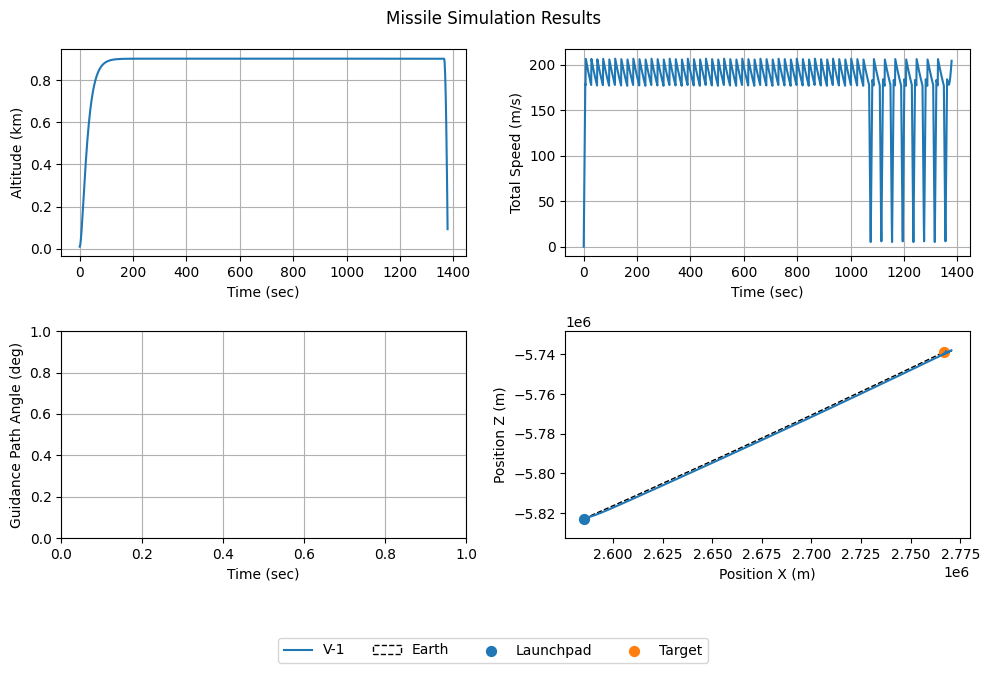
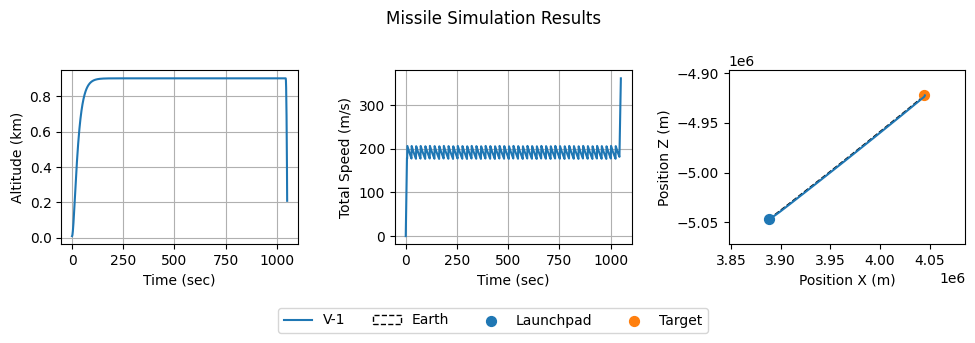
The change to this notebook cell's code, shown as a diff; its figure went from the first image to the second:
--- before
+++ after
@@ -1,9 +1,8 @@
-fig, ax = plt.subplots(ncols=2, nrows=2, figsize=(10, 6))
+fig, ax = plt.subplots(ncols=3, nrows=1, figsize=(10, 3))
 ax = ax.ravel()
 
 sns.lineplot(data=df, x="time", y="altitude_km", hue="name", ax=ax[0])
 sns.lineplot(data=df, x="time", y="speed", hue="name", ax=ax[1])
-sns.lineplot(data=df, x="time", y="gamma_deg", hue="name", ax=ax[2])
-sns.lineplot(data=df, x="posx", y="posz", hue="name", ax=ax[3], sort=False, errorbar=None)
+sns.lineplot(data=df, x="posx", y="posz", hue="name", ax=ax[2], sort=False, errorbar=None)
 
 ax[0].set_xlabel("Time (sec)")
@@ -13,11 +12,9 @@
 ax[1].set_ylabel("Total Speed (m/s)")
 
-ax[2].set_xlabel("Time (sec)")
-ax[2].set_ylabel("Guidance Path Angle (deg)")
 
-plot_2D_planet_with_points(earth, points = [launchpad, target], ax=ax[3], display="arc")
-ax[3].set_xlabel("Position X (m)")
-ax[3].set_ylabel("Position Z (m)")
-ax[3].set_aspect("equal", adjustable="datalim")
+plot_2D_planet_with_points(earth, points = [launchpad, target], ax=ax[2], display="arc")
+ax[2].set_xlabel("Position X (m)")
+ax[2].set_ylabel("Position Z (m)")
+ax[2].set_aspect("equal", adjustable="datalim")
 
 for a in ax:

Commit: Cleaning & tests